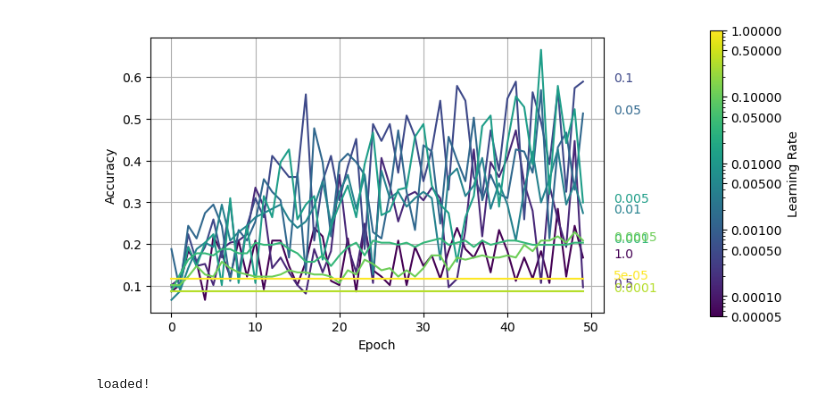
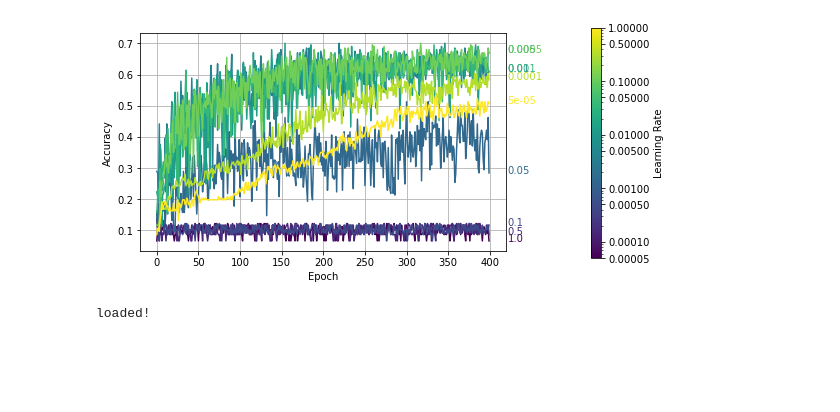
Before and after one commit to eadamou/music-genre-classification-cnn, a Jupyter notebook: Results.ipynb, the cells around one changed output. Cells and saved outputs as stored; diff of their text form; code cells hidden in the pictures; blank space fills up the shorter version.

Commit message:
final results

```diff
--- a/Results.ipynb
+++ b/Results.ipynb
@@ -5,7 +5,7 @@ import torch
 import matplotlib as mpl
 
 # Load data
-data_path = '16/16_Accuracies_results_sgd.pt'
+data_path = 'NEW_RESULTS/16_Accuracies_results.adam.pt'
 Accuracies_lr = torch.load(data_path)
 LearningRate = [1.0, 0.5, 0.1, 0.05, 0.01, 0.005, 0.001, 0.0005, 0.0001, 0.00005]
 
@@ -27,34 +27,34 @@ ax.set_ylabel('Accuracy')
 ax.grid()
 
 # Legend
 for i in range(Accuracies_lr.shape[0]):
     ax.annotate(str(LearningRate[i]), xy=(1.0, Accuracies_lr[i, -1]),
                 xycoords='data', xytext=(350, 0), textcoords='offset points',
                 color=colors[i])
 
 # Learning rate colorbar
 cmap_ax = fig.add_axes([1.02, 0.1, 0.02, 0.8])
 # Get min and max learning rates
 lr_min = min(LearningRate)
 lr_max = max(LearningRate)
 norm = mpl.colors.LogNorm(vmin=lr_min, vmax=lr_max)
 cb = mpl.colorbar.ColorbarBase(cmap_ax, cmap=cmap,norm=norm, orientation='vertical')
 cb.set_label('Learning Rate')
 
 # Update colorbar ticks
 
 # Set dynamic ticks
 cb.set_ticks(LearningRate)
 
 # Format tick labels
 cb.set_ticklabels(["{:.5f}".format(lr) for lr in LearningRate])
 
 # Layout
 fig.subplots_adjust(right=0.85)
 
 plt.show()
 # %% [output]
-[figure, old version]
+[figure, new version]
 # %%
 import os
 import random
```
Also changed, not shown: 13 other files.
